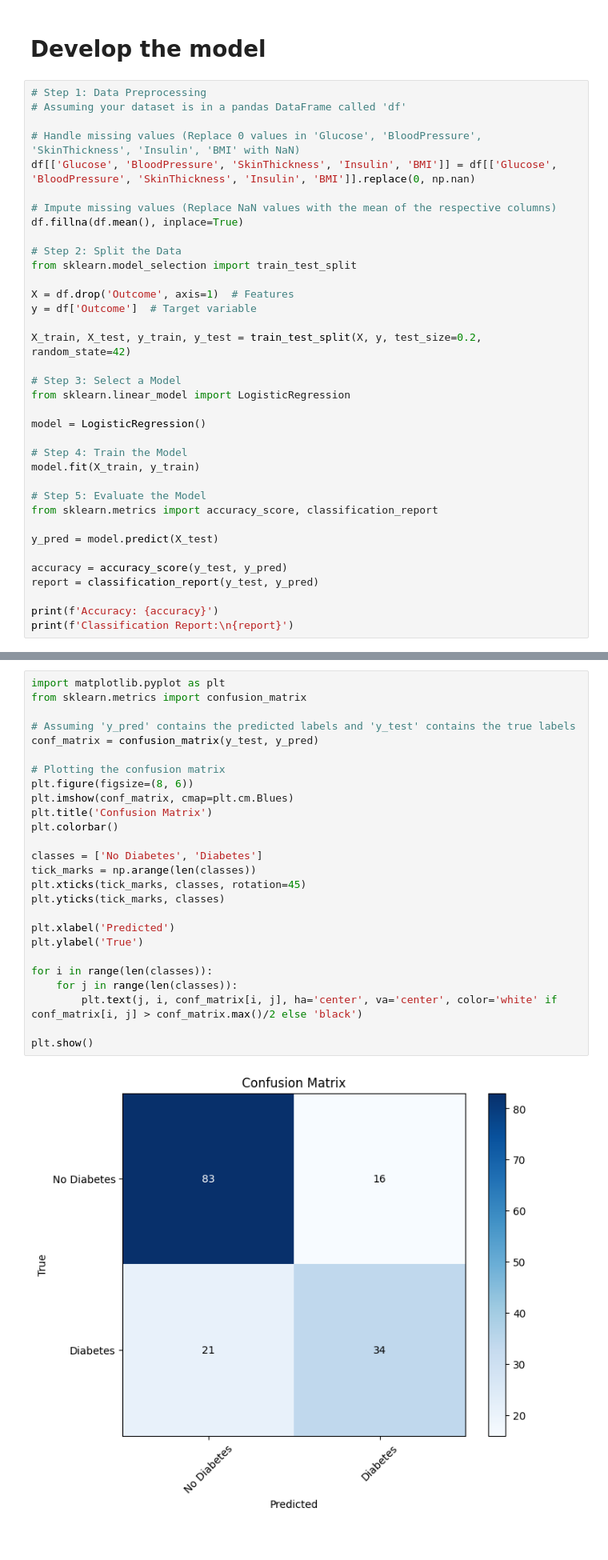
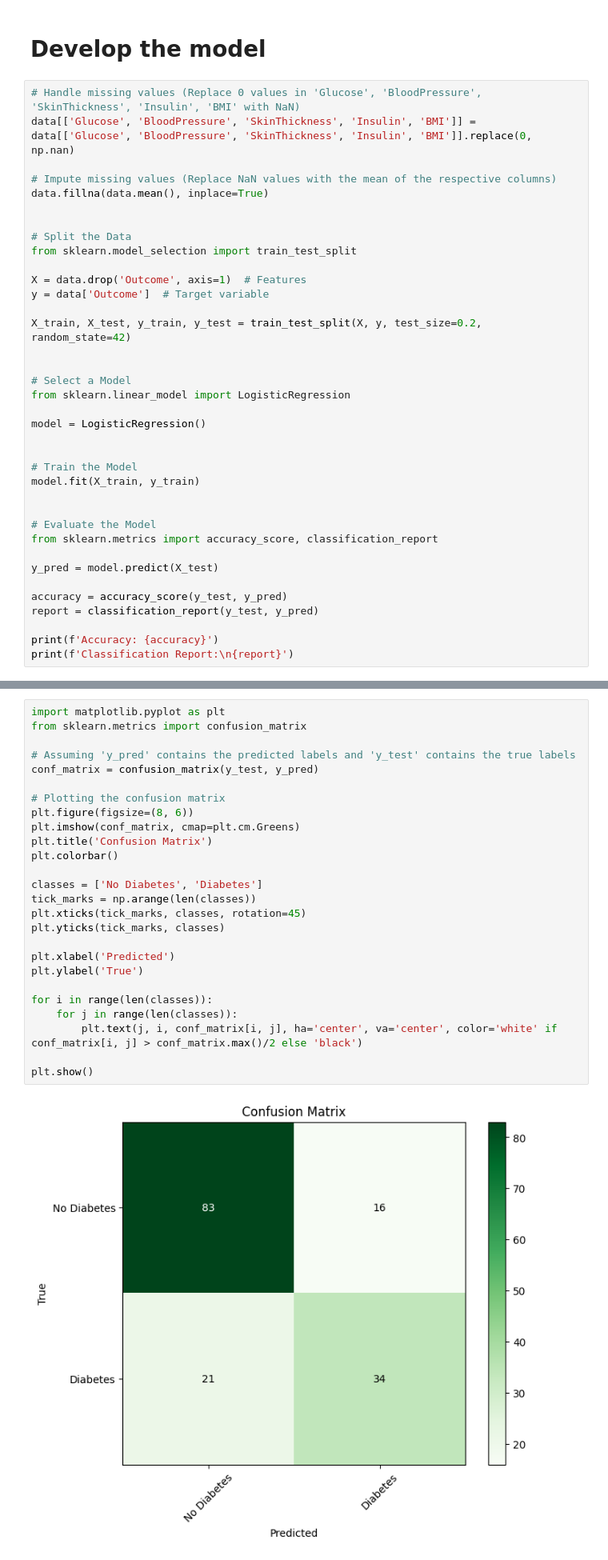
Before and after one commit to hhpramod/diabetes_disease_prediction, a Jupyter notebook: diabetes.ipynb, the cells around one changed output, grey strips where cells are left out. Shown at 80% size. Cells and saved outputs as stored; diff of their text form.

```diff
--- a/diabetes.ipynb
+++ b/diabetes.ipynb
@@ -131,32 +134,33 @@ plt.show()
 # %% [markdown]
 # Develop the model
 # %%
-# Step 1: Data Preprocessing
-# Assuming your dataset is in a pandas DataFrame called 'df'
-
 # Handle missing values (Replace 0 values in 'Glucose', 'BloodPressure', 'SkinThickness', 'Insulin', 'BMI' with NaN)
-df[['Glucose', 'BloodPressure', 'SkinThickness', 'Insulin', 'BMI']] = df[['Glucose', 'BloodPressure', 'SkinThickness', 'Insulin', 'BMI']].replace(0, np.nan)
+data[['Glucose', 'BloodPressure', 'SkinThickness', 'Insulin', 'BMI']] = data[['Glucose', 'BloodPressure', 'SkinThickness', 'Insulin', 'BMI']].replace(0, np.nan)
 
 # Impute missing values (Replace NaN values with the mean of the respective columns)
-df.fillna(df.mean(), inplace=True)
+data.fillna(data.mean(), inplace=True)
 
-# Step 2: Split the Data
+
+# Split the Data
 from sklearn.model_selection import train_test_split
 
-X = df.drop('Outcome', axis=1)  # Features
-y = df['Outcome']  # Target variable
+X = data.drop('Outcome', axis=1)  # Features
+y = data['Outcome']  # Target variable
 
 X_train, X_test, y_train, y_test = train_test_split(X, y, test_size=0.2, random_state=42)
 
-# Step 3: Select a Model
+
+# Select a Model
 from sklearn.linear_model import LogisticRegression
 
 model = LogisticRegression()
 
-# Step 4: Train the Model
+
+# Train the Model
 model.fit(X_train, y_train)
 
-# Step 5: Evaluate the Model
+
+# Evaluate the Model
 from sklearn.metrics import accuracy_score, classification_report
 
 y_pred = model.predict(X_test)
@@ -187,28 +195,28 @@ Please also refer to the documentation for alternative solver options:
 # %%
 import matplotlib.pyplot as plt
 from sklearn.metrics import confusion_matrix
 
 # Assuming 'y_pred' contains the predicted labels and 'y_test' contains the true labels
 conf_matrix = confusion_matrix(y_test, y_pred)
 
 # Plotting the confusion matrix
 plt.figure(figsize=(8, 6))
-plt.imshow(conf_matrix, cmap=plt.cm.Blues)
+plt.imshow(conf_matrix, cmap=plt.cm.Greens)
 plt.title('Confusion Matrix')
 plt.colorbar()
 
 classes = ['No Diabetes', 'Diabetes']
 tick_marks = np.arange(len(classes))
 plt.xticks(tick_marks, classes, rotation=45)
 plt.yticks(tick_marks, classes)
 
 plt.xlabel('Predicted')
 plt.ylabel('True')
 
 for i in range(len(classes)):
     for j in range(len(classes)):
         plt.text(j, i, conf_matrix[i, j], ha='center', va='center', color='white' if conf_matrix[i, j] > conf_matrix.max()/2 else 'black')
 
 plt.show()
 # %% [output]
-[figure, old version]
+[figure, new version]
```
Also changed, not shown: parts of 10 cells of this notebook.
